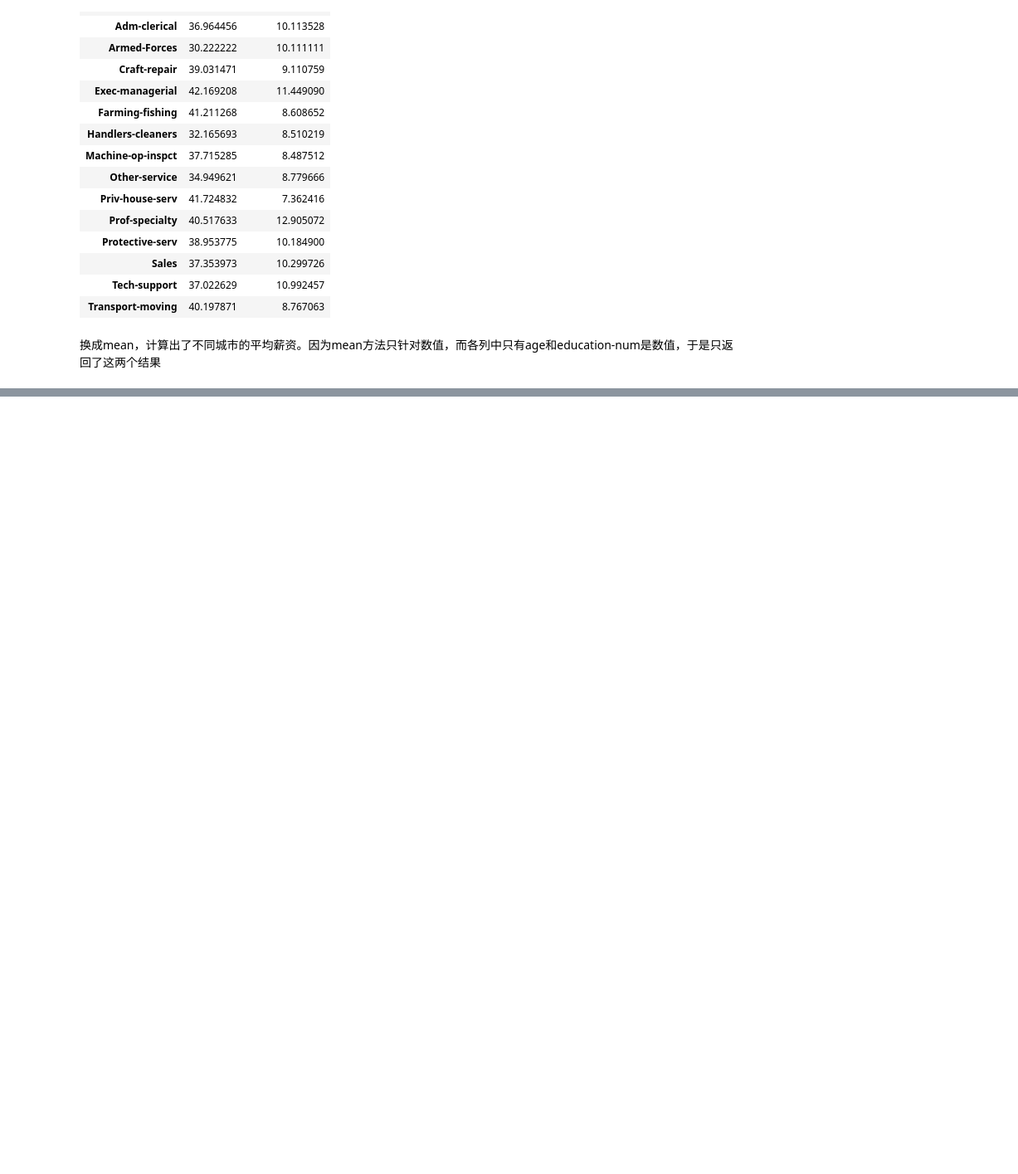
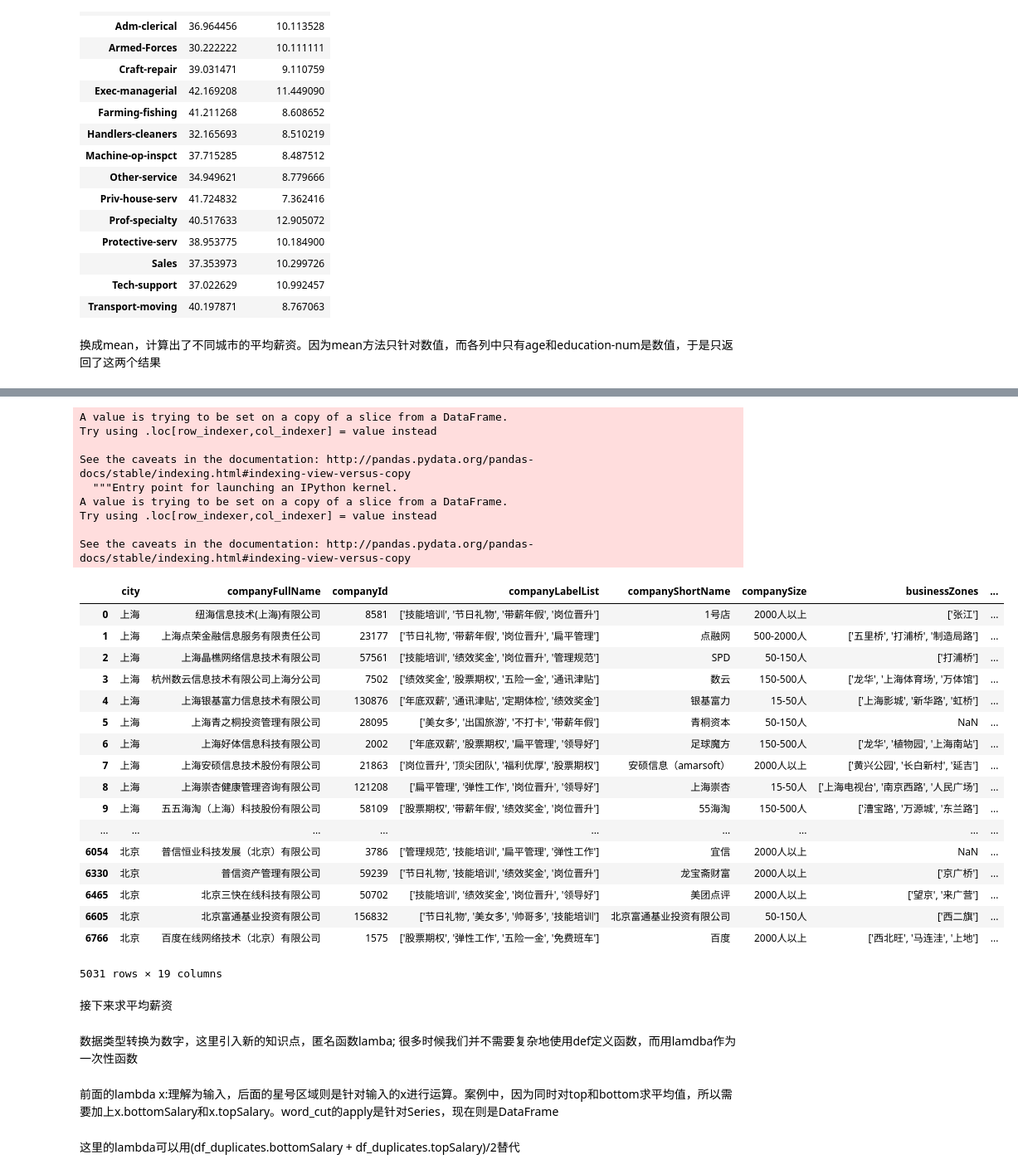
Before and after one commit to EdwardDaChina/Jupter-Learning, a Jupyter notebook: 学习Pandas数据预处理和基本分析、可视化方法-checkpoint.ipynb, the cells around one changed output, grey strips where cells are left out. Shown: that part at 83% size. Cells and saved outputs as stored; diff of their text form; code cells hidden in the pictures; blank space fills up the shorter version.

```diff
--- a/学习Pandas数据预处理和基本分析、可视化方法-checkpoint.ipynb
+++ b/学习Pandas数据预处理和基本分析、可视化方法-checkpoint.ipynb
@@ -183,0 +383,48 @@ data_clean.groupby('occupation').mean()
+# %%
+def cut_word(word,method):
+    position=word.find('-')
+    length=len(word)
+    if position != -1:
+        bottomSalary=word[:position-1]
+        topSalary=word[position+1:length-1]
+    else:
+        bottomSalary=word[:word.upper().find('K')]
+        topSalary=bottomSalary
+    if method=='bottom':
+        return bottomSalary
+    else:
+        return topSalary
+# %%
+data_duplicates['bottomSalary']=data_duplicates.salary.apply(cut_word,method='bottom')
+data_duplicates['topSalary']=data_duplicates.salary.apply(cut_word,method='top')
+data_duplicates
+# %% [output]
+A value is trying to be set on a copy of a slice from a DataFrame.
+Try using .loc[row_indexer,col_indexer] = value instead
+
+See the caveats in the documentation: http://pandas.pydata.org/pandas-docs/stable/indexing.html#indexing-view-versus-copy
+  """Entry point for launching an IPython kernel.
+A value is trying to be set on a copy of a slice from a DataFrame.
+Try using .loc[row_indexer,col_indexer] = value instead
+
+See the caveats in the documentation: http://pandas.pydata.org/pandas-docs/stable/indexing.html#indexing-view-versus-copy
+|  | city | companyFullName | companyId | companyLabelList | companyShortName | companySize | businessZones | ... |
+| 0 | 上海 | 纽海信息技术(上海)有限公司 | 8581 | ['技能培训', '节日礼物', '带薪年假', '岗位晋升'] | 1号店 | 2000人以上 | ['张江'] | ... |
+| 1 | 上海 | 上海点荣金融信息服务有限责任公司 | 23177 | ['节日礼物', '带薪年假', '岗位晋升', '扁平管理'] | 点融网 | 500-2000人 | ['五里桥', '打浦桥', '制造局路'] | ... |
+| 2 | 上海 | 上海晶樵网络信息技术有限公司 | 57561 | ['技能培训', '绩效奖金', '岗位晋升', '管理规范'] | SPD | 50-150人 | ['打浦桥'] | ... |
+| 3 | 上海 | 杭州数云信息技术有限公司上海分公司 | 7502 | ['绩效奖金', '股票期权', '五险一金', '通讯津贴'] | 数云 | 150-500人 | ['龙华', '上海体育场', '万体馆'] | ... |
+| 4 | 上海 | 上海银基富力信息技术有限公司 | 130876 | ['年底双薪', '通讯津贴', '定期体检', '绩效奖金'] | 银基富力 | 15-50人 | ['上海影城', '新华路', '虹桥'] | ... |
+| 5 | 上海 | 上海青之桐投资管理有限公司 | 28095 | ['美女多', '出国旅游', '不打卡', '带薪年假'] | 青桐资本 | 50-150人 | NaN | ... |
+| 6 | 上海 | 上海好体信息科技有限公司 | 2002 | ['年底双薪', '股票期权', '扁平管理', '领导好'] | 足球魔方 | 150-500人 | ['龙华', '植物园', '上海南站'] | ... |
+| 7 | 上海 | 上海安硕信息技术股份有限公司 | 21863 | ['岗位晋升', '顶尖团队', '福利优厚', '股票期权'] | 安硕信息（amarsoft） | 2000人以上 | ['黄兴公园', '长白新村', '延吉'] | ... |
+| 8 | 上海 | 上海崇杏健康管理咨询有限公司 | 121208 | ['扁平管理', '弹性工作', '岗位晋升', '领导好'] | 上海崇杏 | 15-50人 | ['上海电视台', '南京西路', '人民广场'] | ... |
+| 9 | 上海 | 五五海淘（上海）科技股份有限公司 | 58109 | ['股票期权', '带薪年假', '绩效奖金', '岗位晋升'] | 55海淘 | 150-500人 | ['漕宝路', '万源城', '东兰路'] | ... |
+| ... | ... | ... | ... | ... | ... | ... | ... | ... |
+| 6054 | 北京 | 普信恒业科技发展（北京）有限公司 | 3786 | ['管理规范', '技能培训', '扁平管理', '弹性工作'] | 宜信 | 2000人以上 | NaN | ... |
+| 6330 | 北京 | 普信资产管理有限公司 | 59239 | ['节日礼物', '技能培训', '绩效奖金', '岗位晋升'] | 龙宝斋财富 | 2000人以上 | ['京广桥'] | ... |
+| 6465 | 北京 | 北京三快在线科技有限公司 | 50702 | ['技能培训', '绩效奖金', '岗位晋升', '领导好'] | 美团点评 | 2000人以上 | ['望京', '来广营'] | ... |
+| 6605 | 北京 | 北京富通基业投资有限公司 | 156832 | ['节日礼物', '美女多', '帅哥多', '技能培训'] | 北京富通基业投资有限公司 | 50-150人 | ['西二旗'] | ... |
+| 6766 | 北京 | 百度在线网络技术（北京）有限公司 | 1575 | ['股票期权', '弹性工作', '五险一金', '免费班车'] | 百度 | 2000人以上 | ['西北旺', '马连洼', '上地'] | ... |
+5031 rows × 19 columns
+# %% [markdown]
+接下来求平均薪资
@@ -183,0 +435,6 @@ data_clean.groupby('occupation').mean()
+# %% [markdown]
+数据类型转换为数字，这里引入新的知识点，匿名函数lamba; 很多时候我们并不需要复杂地使用def定义函数，而用lamdba作为一次性函数
+# %% [markdown]
+前面的lambda x:理解为输入，后面的星号区域则是针对输入的x进行运算。案例中，因为同时对top和bottom求平均值，所以需要加上x.bottomSalary和x.topSalary。word_cut的apply是针对Series，现在则是DataFrame
+# %% [markdown]
+这里的lambda可以用(df_duplicates.bottomSalary + df_duplicates.topSalary)/2替代
```
Also changed, not shown: parts of 26 cells of this notebook.
